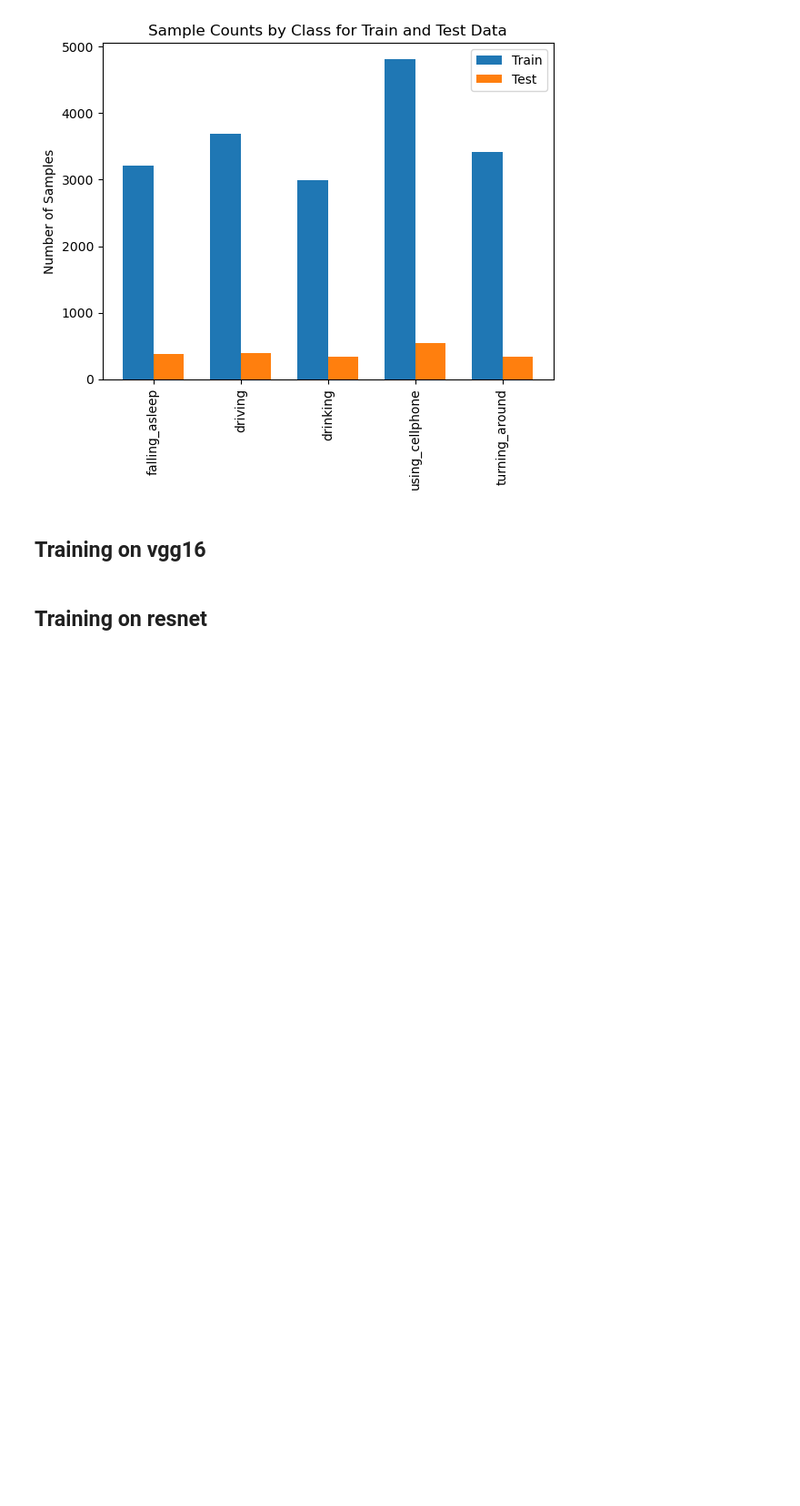
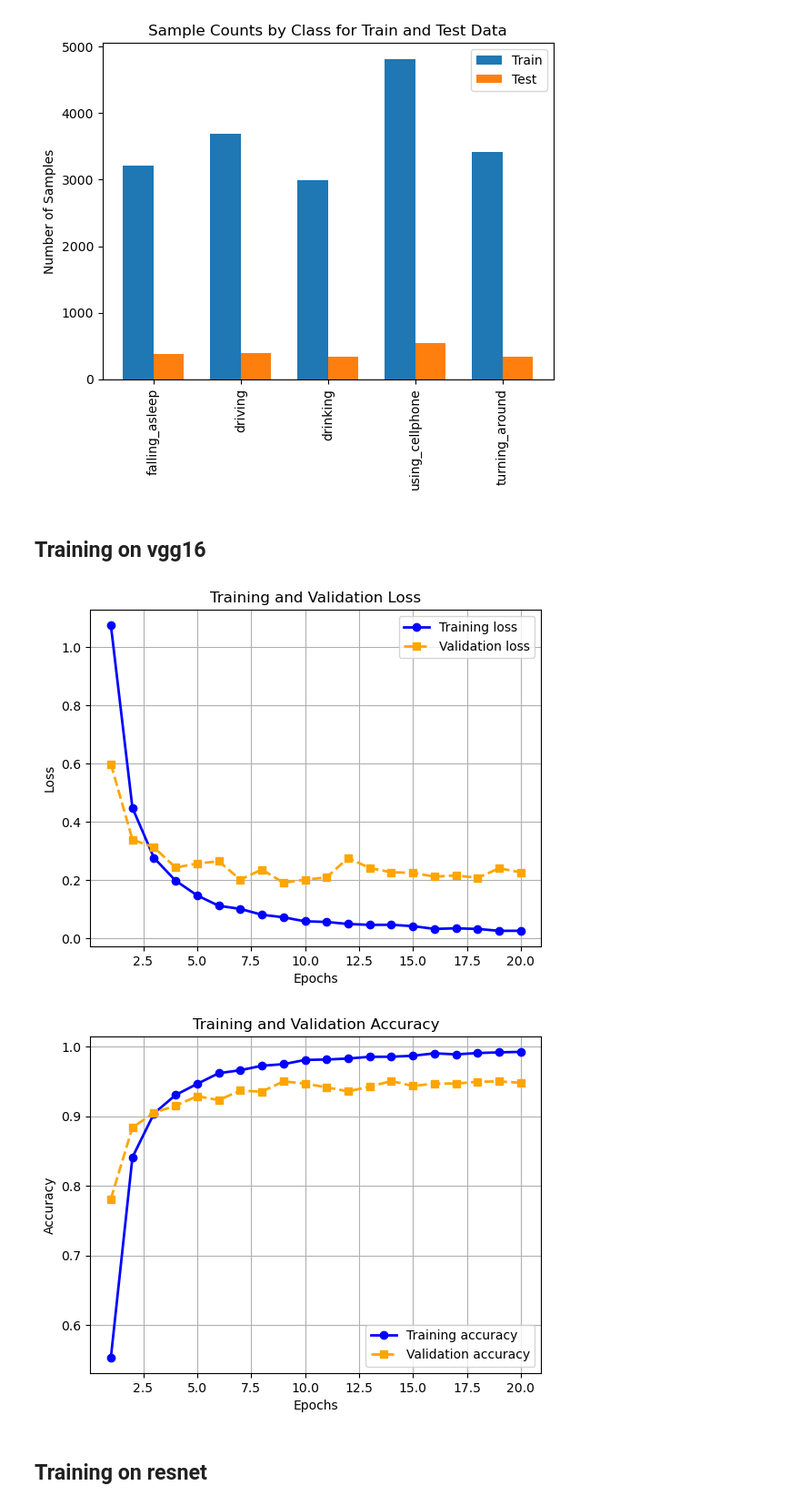
Before and after one commit to hyonbokan/abnormal_driving_behavior_classification, a Jupyter notebook: cent_training/plots/plots.ipynb, the cells around one changed output. Shown at 91% size. Drawn from its saved outputs; the diff is of its cells as text; code cells hidden in the pictures; blank space fills up the shorter version.

```diff
--- a/cent_training/plots/plots.ipynb
+++ b/cent_training/plots/plots.ipynb
@@ -351,6 +351,41 @@ plt.show()
 [figure]
 # %% [markdown]
 ## Training on vgg16
+# %%
+import matplotlib.pyplot as plt
+
+train_loss = [1.075843708330151, 0.44784471675149135, 0.27573524900043556, 0.19764098544922087, 0.14692456885758373, 0.11134665100375352, 0.10052962853992933, 0.0805496426875234, 0.0717527132448075, 0.0579766321153414, 0.05580206685037468, 0.04865488778817789, 0.04580316200433135, 0.04596472172422488, 0.04135315761205102, 0.031842287971020365, 0.033806503431056574, 0.03175770516386036, 0.02524116208142584, 0.025344803649082644]
+train_acc = [0.5535, 0.8411, 0.9040, 0.9305, 0.9464, 0.9618, 0.9660, 0.9725, 0.9747, 0.9808, 0.9814, 0.9828, 0.9853, 0.9854, 0.9868, 0.9903, 0.9888, 0.9907, 0.9917, 0.9924]
+val_loss = [0.5987296424986374, 0.33872263835773114, 0.3118839527738718, 0.24267070088723314, 0.2563909413319042, 0.2643085845043941, 0.20123864730575655, 0.23592926694290797, 0.1904896072899705, 0.20097805265597726, 0.20887345330656018, 0.2757129716535254, 0.24101969371798118, 0.22646303211871213, 0.2245152664700512, 0.21153990387202912, 0.21550808686974815, 0.20747929517140787, 0.2399787102770236, 0.2263217102592439]
+val_acc = [0.7812, 0.8838, 0.9050, 0.9151, 0.9288, 0.9232, 0.9368, 0.9353, 0.9500, 0.9469, 0.9414, 0.9358, 0.9424, 0.9505, 0.9434, 0.9469, 0.9469, 0.9495, 0.9500, 0.9480]
+
+
+epochs = range(1, len(train_loss)+1)
+
+# Plot train/val loss
+plt.plot(epochs, train_loss, label='Training loss', color='b', marker='o', linestyle='-', linewidth=2)
+plt.plot(epochs, val_loss, label='Validation loss', color='orange', marker='s', linestyle='--', linewidth=2)
+plt.title('Training and Validation Loss')
+plt.xlabel('Epochs')
+plt.ylabel('Loss')
+plt.legend()
+plt.grid()
+
+plt.show()
+
+# Plot train/val accuracy
+plt.plot(epochs, train_acc, label='Training accuracy', color='b', marker='o', linestyle='-', linewidth=2)
+plt.plot(epochs, val_acc, label='Validation accuracy', color='orange', marker='s', linestyle='--', linewidth=2)
+plt.title('Training and Validation Accuracy')
+plt.xlabel('Epochs')
+plt.ylabel('Accuracy')
+plt.legend()
+plt.grid()
+
+plt.show()
+# %% [output]
+[figure, added]
+[figure, added]
 # %% [markdown]
 ## Training on resnet
 # %%
```
Also changed, not shown: parts of 2 cells of this notebook, 5 other files.
